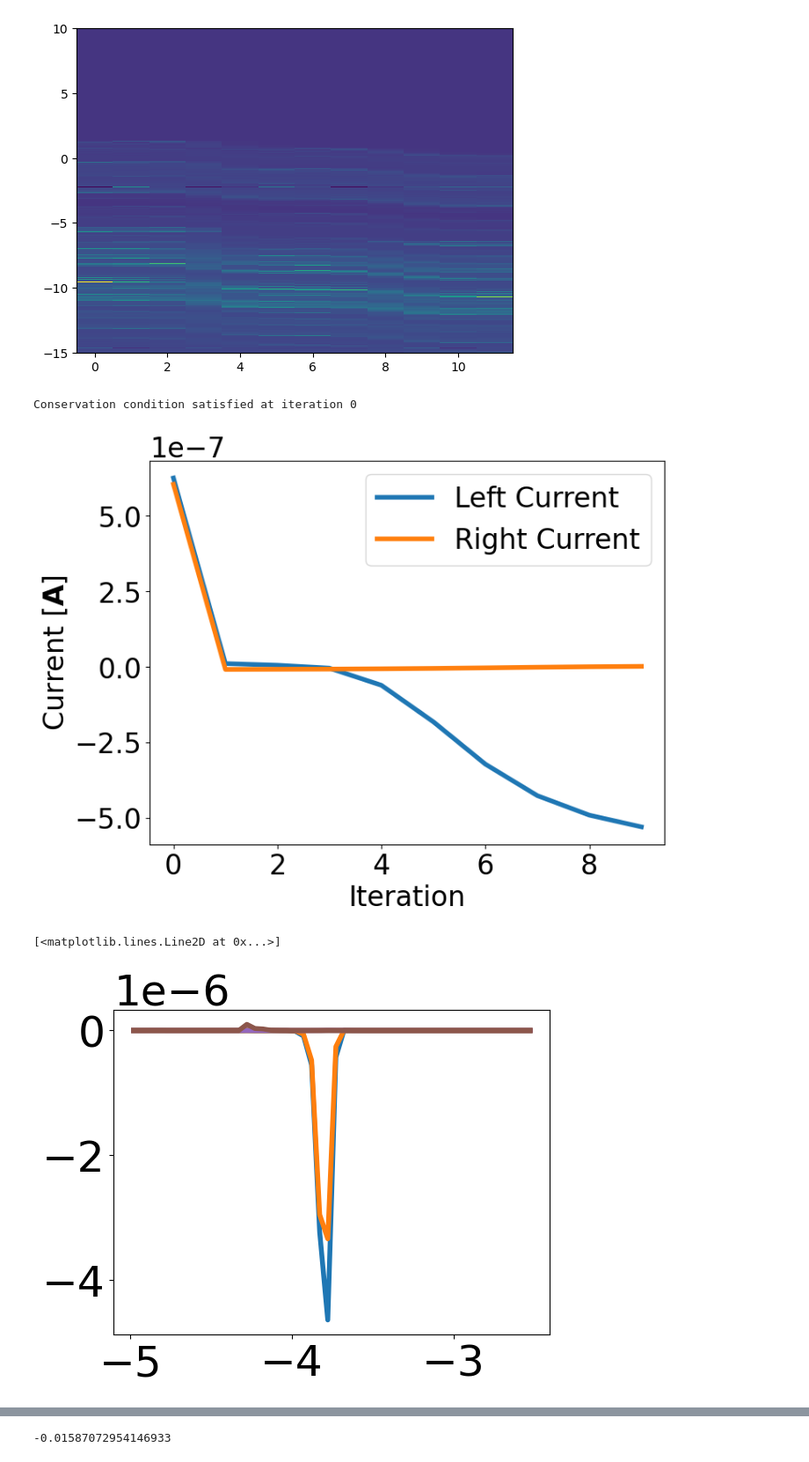
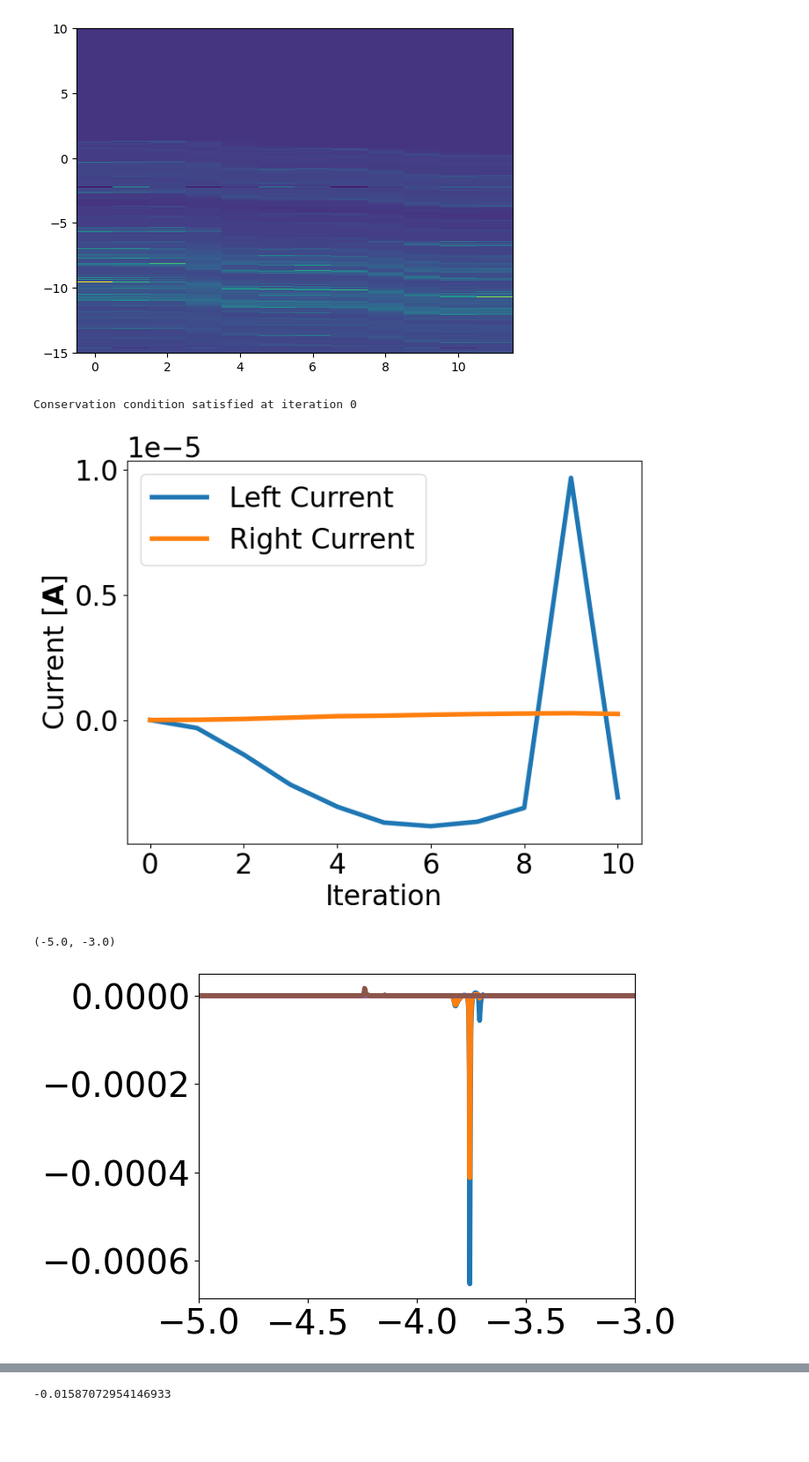
Before and after one commit to Nano-TCAD/QuaTrEx, a Jupyter notebook: quatrex/results/80TFET72/analysis.ipynb, the cells around one changed output, grey strips where cells are left out. Shown: that part at 88% size. Drawn from its saved outputs; the diff is of its cells as text; code cells hidden in the pictures; blank space fills up the shorter version.

```diff
--- a/quatrex/results/80TFET72/analysis.ipynb
+++ b/quatrex/results/80TFET72/analysis.ipynb
@@ -241,7 +247,7 @@ gif.save(frames_ide, 'IDE_0.gif', duration = 3000)
 frames_ide = [plot_idE_gold(199)]
 gif.save(frames_ide, 'IDE_199.gif', duration = 3000)
 # %%
-num_iter = 10
+num_iter = 11
 nblocks = 12
 font = {'weight' : 'normal',
 'size'   : 24}
@@ -256,7 +262,7 @@ dE = E[1] - E[0]
 for i in range(num_iter):
     IDE_temp = np.loadtxt('IDE_' + str(i) + '.dat').view(complex)
     ID_L[i] = np.sum(IDE_temp.real, axis = 0)[0] * dE
-    ID_R[i] = np.sum(IDE_temp.real, axis = 0)[-1] * dE
+    ID_R[i] = np.sum(IDE_temp.real, axis = 0)[-2] * dE
     ID_M[i] = np.sum(IDE_temp.real, axis = 0)[nblocks//2] * dE
 
     conservation_cond[i] = (ID_L[i]-ID_R[i])/(ID_R[i])
@@ -275,16 +281,17 @@ plt.show()
 #print("the best converged iteration is ", np.argmin(np.abs(conservation_cond[100:])))
 # %% [output]
 Conservation condition satisfied at iteration 0
-[figure, old version]
+[figure, new version]
 # %%
-iter = 12
+iter = 5
 IDE_temp = np.loadtxt('IDE_' + str(iter) + '.dat').view(complex)
-plt.plot(E[200:250], IDE_temp.real[200:250,0], label = 'Left Current', linewidth = 4)
-plt.plot(E[200:250], IDE_temp.real[200:250,1], label = 'Left Current', linewidth = 4)
-plt.plot(E[200:250], IDE_temp.real[200:250,3], label = 'Left Current', linewidth = 4)
-plt.plot(E[200:250], IDE_temp.real[200:250,5], label = 'Left Current', linewidth = 4)
-plt.plot(E[200:250], IDE_temp.real[200:250,7], label = 'Left Current', linewidth = 4)
-plt.plot(E[200:250], IDE_temp.real[200:250,-1], label = 'Right Current', linewidth = 4)
+plt.plot(E, IDE_temp.real[:,0], label = 'Left Current', linewidth = 4)
+# plt.plot(E, IDE_temp.real[:,1], label = 'Left Current', linewidth = 4)
+# plt.plot(E, IDE_temp.real[:,3], label = 'Left Current', linewidth = 4)
+# plt.plot(E, IDE_temp.real[:,5], label = 'Left Current', linewidth = 4)
+# plt.plot(E, IDE_temp.real[:,7], label = 'Left Current', linewidth = 4)
+plt.plot(E, IDE_temp.real[:,-2], label = 'Right Current', linewidth = 4)
+plt.xlim(-5, -3)
 # %% [output]
-[<matplotlib.lines.Line2D at 0x...>]
+(-5.0, -3.0)
-[figure, old version]
+[figure, new version]
```
Also changed, not shown: parts of 11 cells of this notebook, 6 other files.
